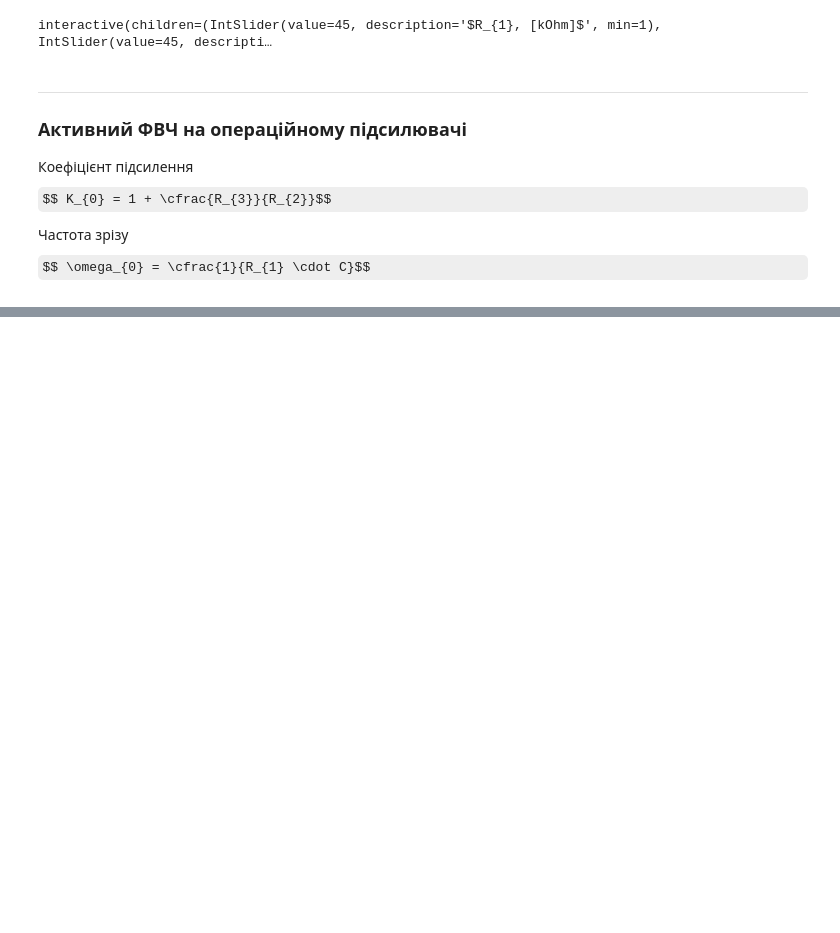
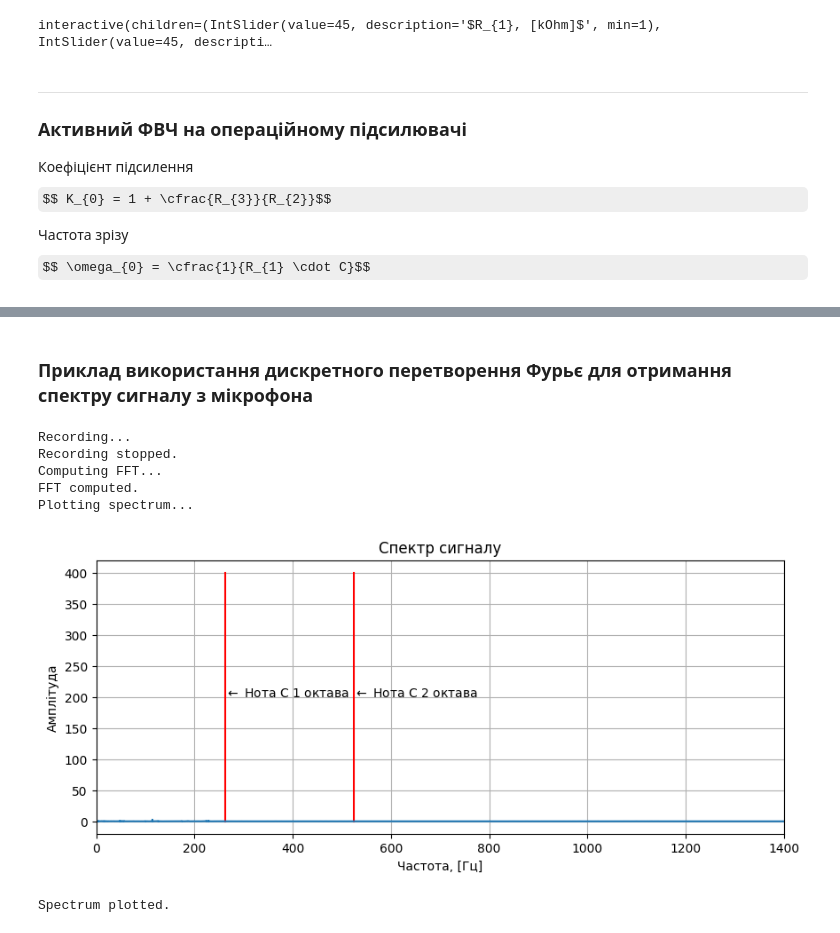
Before and after one commit to vim4all/Jupyter_workshop, a Jupyter notebook: Jupyter_workshop.ipynb, the cells around one changed output, grey strips where cells are left out. Drawn from its saved outputs; the diff is of its cells as text; code cells hidden in the pictures; some formulas as TeX source; blank space fills up the shorter version.

```diff
--- a/Jupyter_workshop.ipynb
+++ b/Jupyter_workshop.ipynb
@@ -410,0 +413,54 @@ interactive(children=(IntSlider(value=45, description='$R_{1}, [kOhm]$', min=1),
+# %% [markdown]
+### Приклад використання дискретного перетворення Фурьє для отримання спектру сигналу з мікрофона
+# %%
+import sounddevice as sd
+
+# Define parameters
+duration = 5  # seconds
+sample_rate = 44100  # Hz
+
+# Function to capture audio
+def capture_audio(duration, sample_rate):
+    print("Recording...")
+    audio_data = sd.rec(int(duration * sample_rate), samplerate=sample_rate, channels=1, dtype='float64')
+    sd.wait()
+    print("Recording stopped.")
+    return audio_data.flatten()
+
+# Function to compute Fourier transform
+def compute_fft(audio_data, sample_rate):
+    print("Computing FFT...")
+    n = len(audio_data)
+    freqs = np.fft.fftfreq(n, d=1/sample_rate)
+    fft_vals = np.abs(np.fft.fft(audio_data))
+    print("FFT computed.")
+    return freqs[:n//2], fft_vals[:n//2]
+
+# Function to plot spectrum with limited frequency range
+def plot_spectrum(freqs, fft_vals, max_freq=1400):
+    print("Plotting spectrum...")
+    plt.figure(figsize=(10, 4))
+    plt.plot([262, 262], [0, 400], 'r')  # plotting t, b separately
+    plt.text(262, 200, '$\leftarrow$ Нота С 1 октава', fontsize=10)
+    plt.plot([524, 524], [0, 400], 'r')  # plotting t, b separately
+    plt.text(524, 200, '$\leftarrow$ Нота С 2 октава', fontsize=10)
+    plt.plot(freqs, fft_vals)
+    plt.title('Спектр сигналу')
+    plt.xlabel('Частота, [Гц]')
+    plt.ylabel('Амплітуда')
+    plt.grid(True)
+    plt.xlim(0, max_freq)  # Limit x-axis from 0 to max_freq Hz
+    plt.show()
+    print("Spectrum plotted.")
+# %%
+audio_data = capture_audio(duration, sample_rate)
+freqs, fft_vals = compute_fft(audio_data, sample_rate)
+plot_spectrum(freqs, fft_vals)
+# %% [output]
+Recording...
+Recording stopped.
+Computing FFT...
+FFT computed.
+Plotting spectrum...
+[figure, added]
+Spectrum plotted.
```
Also changed, not shown: parts of 3 cells of this notebook.
